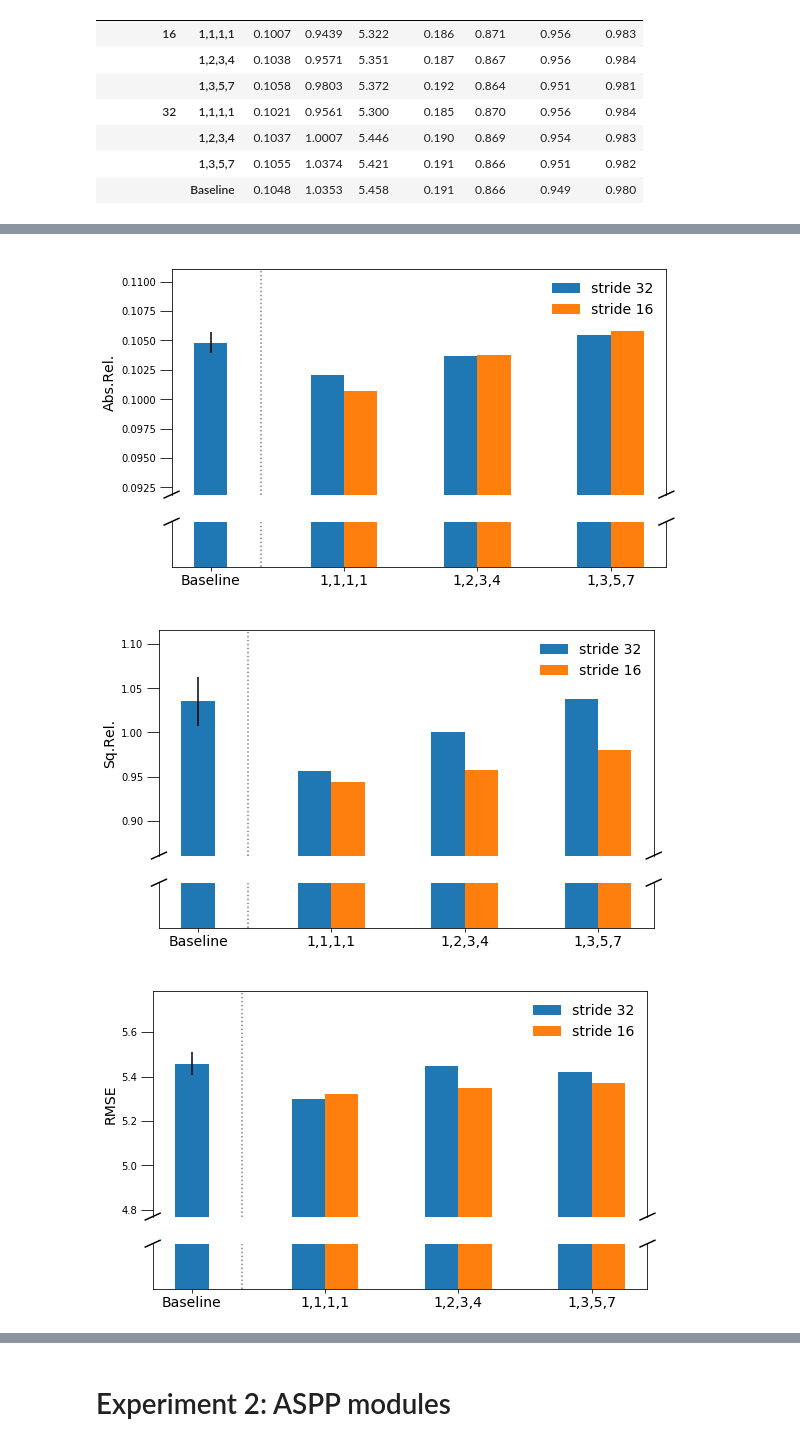
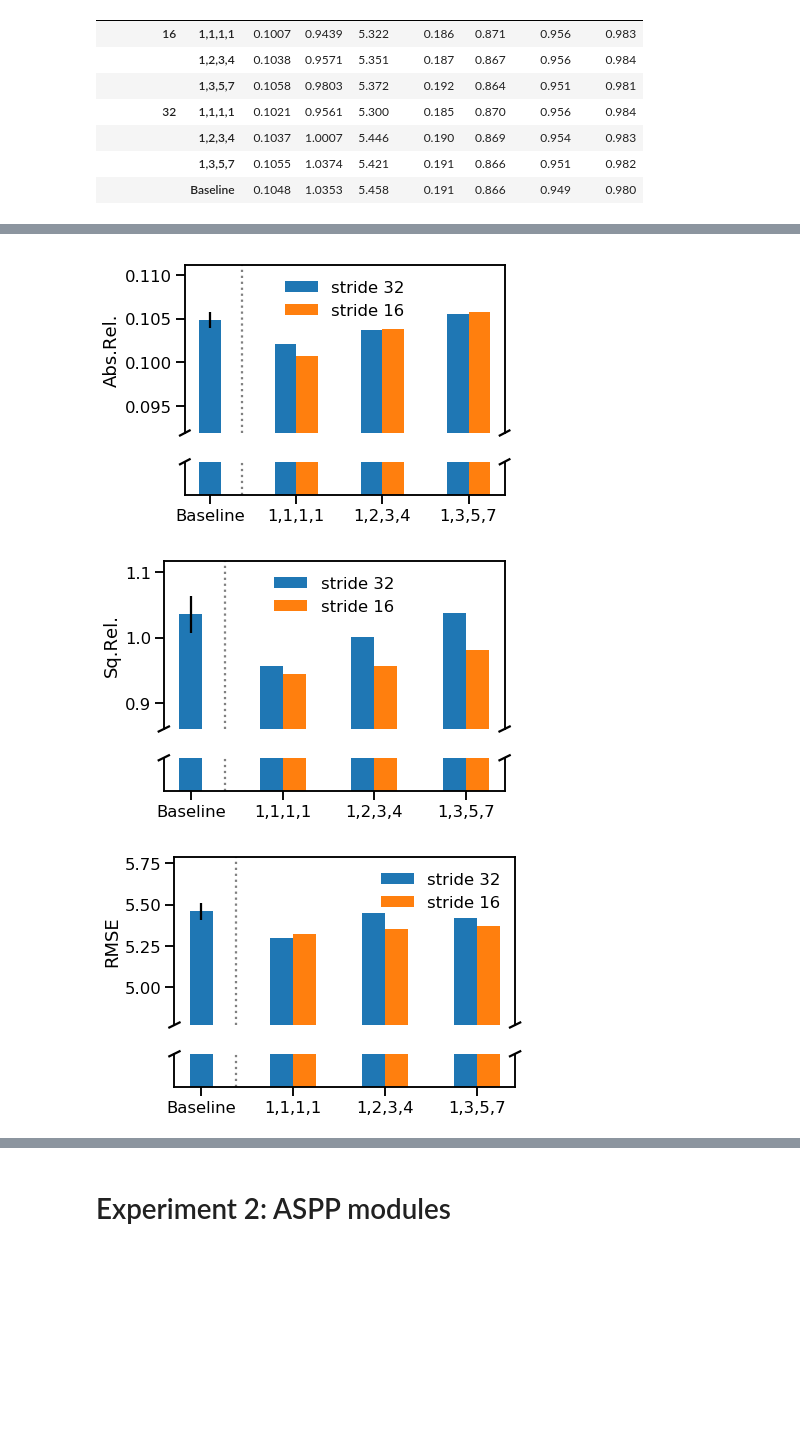
Before and after one commit to braun-steven/atrous-monodepth, a Jupyter notebook: notebooks/Results.ipynb, the cells around one changed output, grey strips where cells are left out. Saved outputs shown, nothing was run; the diff lists cells and outputs as text; code cells hidden in the pictures; blank space fills up the shorter version.

Commit message:
Change plot style

```diff
--- a/notebooks/Results.ipynb
+++ b/notebooks/Results.ipynb
@@ -3,6 +3,9 @@ import numpy as np
 import matplotlib.pyplot as plt
 import matplotlib.gridspec as gridspec
 import pandas as pd
+import seaborn as sns
+
+sns.set_context("talk")
 
 def get_figsize(wf=0.5, hf=(5.**0.5-1.0)/2.0, columnwidth=320.39525):
     """ adapted from https://stackoverflow.com/questions/29187618/matplotlib-and-latex-beamer-correct-size
@@ -69,5 +72,5 @@ ax.axvline(x=0.5, color='gray', linestyle=':')
 # %%
-def broken_barplot_multistride(df, key, baseline_stds, ratio=5, ylabel="", figsize=None, labelsize=14):
+def broken_barplot_multistride(df, key, baseline_stds, ratio=5, ylabel="", figsize=None):
     """ adapted from https://matplotlib.org/examples/pylab_examples/broken_axis.html
     """
     f = plt.figure(figsize=figsize)
@@ -101,7 +104,7 @@ def broken_barplot_multistride(df, key, baseline_stds, ratio=5, ylabel="", figsi
     plt.xticks([r + width/2 for r in range(len(bar1))], df[df["Output-stride"] == 32]["Model"])
 
 
-    ax.legend(frameon=False, fontsize=labelsize)
+    ax.legend(frameon=False)
 
     ylim = ax.get_ylim()
     ylim = 0.9 * min([patch.get_height() for patch in bar.patches]), ylim[1]
@@ -110,38 +113,40 @@ def broken_barplot_multistride(df, key, baseline_stds, ratio=5, ylabel="", figsi
     ax2.set_ylim(0, 0.003)  # just the bottom to indicate break in y axis
 
     # hide the spines between ax and ax2
     ax.spines['bottom'].set_visible(False)
     ax2.spines['top'].set_visible(False)
     ax.xaxis.tick_top()
-    ax.tick_params(labeltop=False, top=False, size=labelsize-2)  # don't put tick labels at the top
-    ax2.tick_params(left=False, labelleft=False, labelsize=labelsize)
+    ax.tick_params(labeltop=False, top=False)  # don't put tick labels at the top
+    ax2.tick_params(left=False, labelleft=False)
     ax2.xaxis.tick_bottom()
 
-    ax.set_ylabel(ylabel, fontsize=labelsize)
+    ax.set_ylabel(ylabel)
 
     # This looks pretty good, and was fairly painless, but you can get that
     # cut-out diagonal lines look with just a bit more work. The important
     # thing to know here is that in axes coordinates, which are always
     # between 0-1, spine endpoints are at these locations (0,0), (0,1),
     # (1,0), and (1,1).  Thus, we just need to put the diagonals in the
     # appropriate corners of each of our axes, and so long as we use the
     # right transform and disable clipping.
 
     d = .015  # how big to make the diagonal lines in axes coordinates
     # arguments to pass to plot, just so we don't keep repeating them
     kwargs = dict(transform=ax.transAxes, color='k', clip_on=False)
     ax.plot((-d, +d), (-d, +d), **kwargs)        # top-left diagonal
     ax.plot((1 - d, 1 + d), (-d, +d), **kwargs)  # top-right diagonal
 
     kwargs.update(transform=ax2.transAxes)  # switch to the bottom axes
     ax2.plot((-d, +d), (1 - ratio*d, 1 + ratio*d), **kwargs)  # bottom-left diagonal
     ax2.plot((1 - d, 1 + d), (1 - ratio*d, 1 + ratio*d), **kwargs)  # bottom-right diagonal
 
+    f.tight_layout()
+
 
 for error in ["Abs.Rel.", "Sq.Rel.", "RMSE", "RMSE log", "δ<1.25", "δ<1.25^2", "δ<1.25^3"]:
-    broken_barplot_multistride(df, error, baseline_stds, ylabel=error, figsize=get_figsize(2.0))
-    plt.savefig("../data/plots/experiment1_{}.png".format(error.replace(".", "")))
+    broken_barplot_multistride(df, error, baseline_stds, ylabel=error, figsize=None)
+    plt.savefig("../data/plots/experiment1_{}.pdf".format(error.replace(".", "")))
 # %% [output]
-[figure, old version]
+[figure, new version]
-[figure, old version]
+[figure, new version]
-[figure, old version]
+[figure, new version]
```
Also changed, not shown: parts of 3 cells of this notebook.
